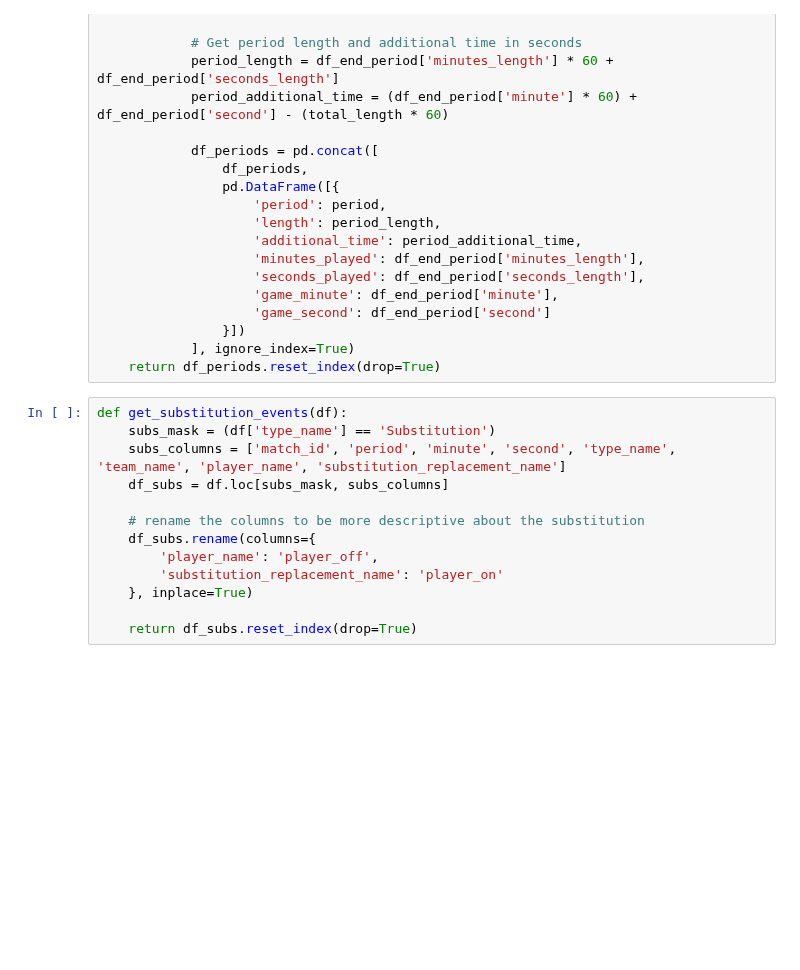
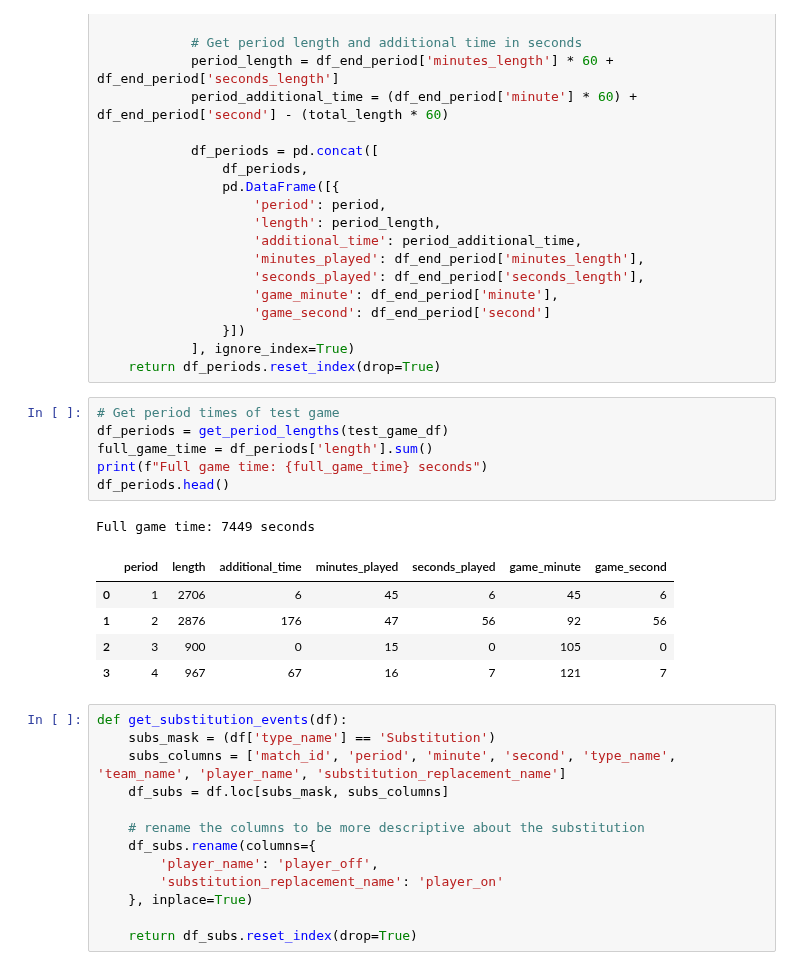
Before and after one commit to MarijnSt/soccermatics-project-1, a Jupyter notebook: doku_analysis.ipynb, the cells around one changed output. Saved outputs shown, nothing was run; the diff lists cells and outputs as text; blank space fills up the shorter version.

Commit message:
refactor: test game for period lengths

```diff
--- a/doku_analysis.ipynb
+++ b/doku_analysis.ipynb
@@ -110,6 +110,19 @@ def get_period_lengths(df):
                 }])
             ], ignore_index=True)
     return df_periods.reset_index(drop=True)
+# %%
+# Get period times of test game
+df_periods = get_period_lengths(test_game_df)
+full_game_time = df_periods['length'].sum()
+print(f"Full game time: {full_game_time} seconds")
+df_periods.head()
+# %% [output]
+Full game time: 7449 seconds
+|  | period | length | additional_time | minutes_played | seconds_played | game_minute | game_second |
+| 0 | 1 | 2706 | 6 | 45 | 6 | 45 | 6 |
+| 1 | 2 | 2876 | 176 | 47 | 56 | 92 | 56 |
+| 2 | 3 | 900 | 0 | 15 | 0 | 105 | 0 |
+| 3 | 4 | 967 | 67 | 16 | 7 | 121 | 7 |
 # %%
 def get_substitution_events(df):
     subs_mask = (df['type_name'] == 'Substitution')
```
Also changed, not shown: parts of 1 cell of this notebook.
